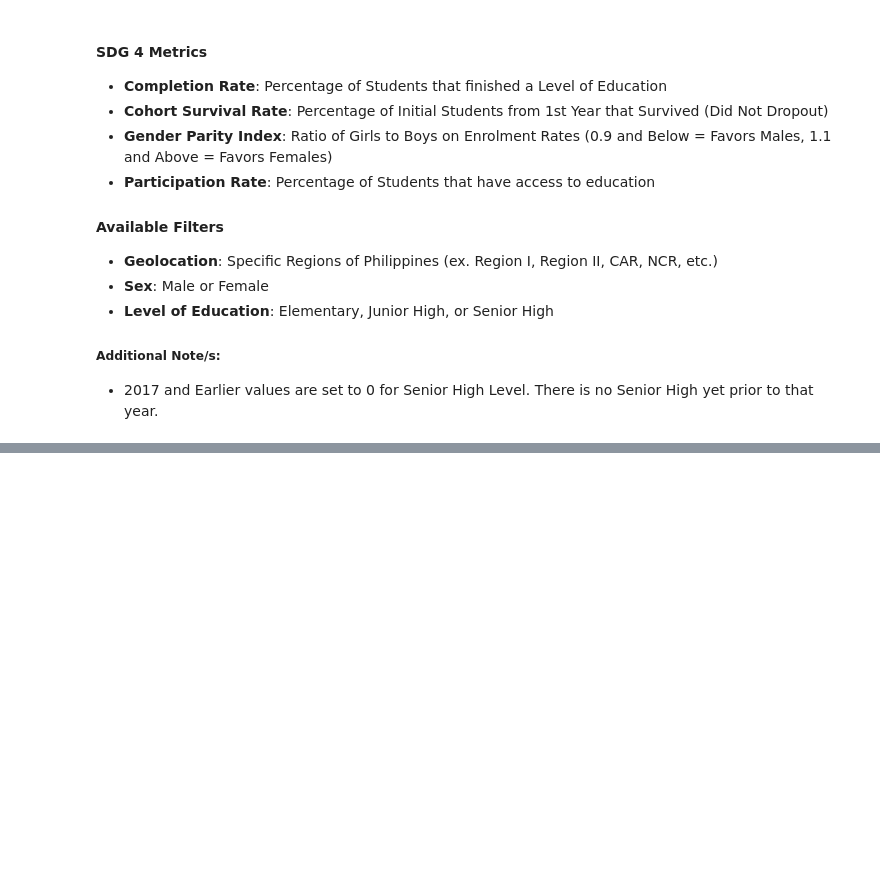
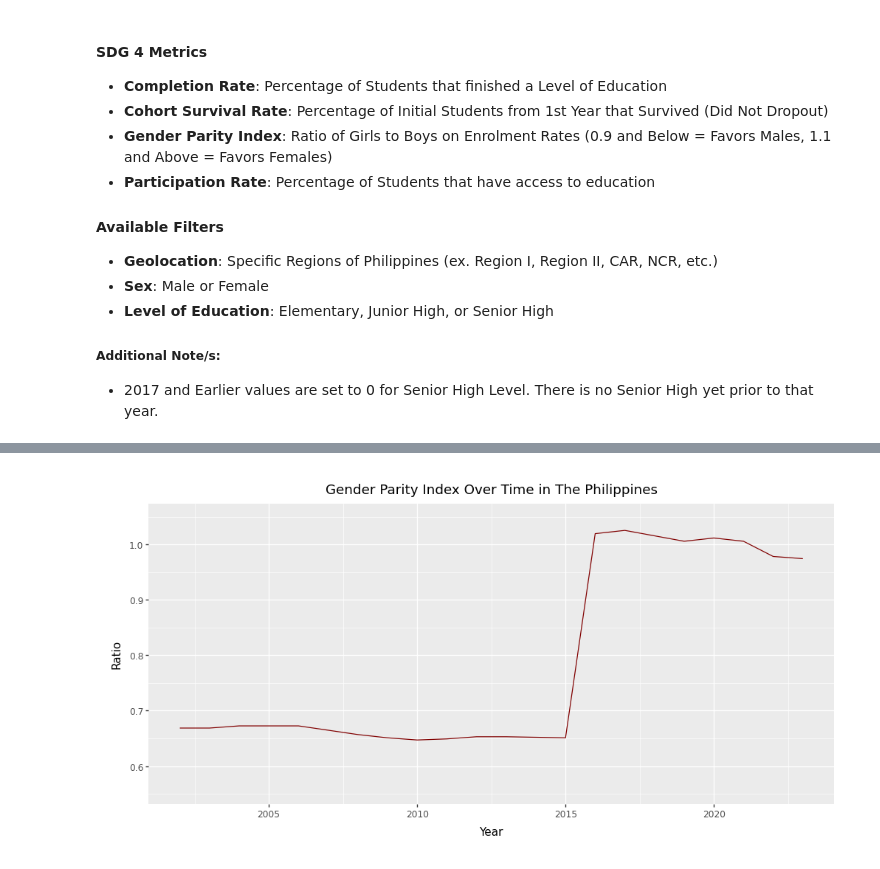
Before and after one commit to LemaoSquared/Philippines_SDG4_Dashboard, a Jupyter notebook: data_wrangling/sdg4_exploratory_data_analysis.ipynb, the cells around one changed output, grey strips where cells are left out. Cells and saved outputs as stored; diff of their text form; code cells hidden in the pictures; blank space fills up the shorter version.

```diff
--- a/data_wrangling/sdg4_exploratory_data_analysis.ipynb
+++ b/data_wrangling/sdg4_exploratory_data_analysis.ipynb
@@ -640,0 +773,7 @@ data4_pl.write_csv("Cleaned_Participation Rate.csv")
+# %%
+ggplot(combined_pl.to_pandas(),aes(x='Year')) +\
+    geom_line(aes(y = 'Gender_Parity_Index'),stat='summary',color='Maroon') +\
+        labs(title = 'Gender Parity Index Over Time in The Philippines', y = 'Ratio') +\
+            theme(figure_size=(10, 5))
+# %% [output]
+[figure, added]
```
Also changed, not shown: parts of 33 cells of this notebook, 4 other files.
